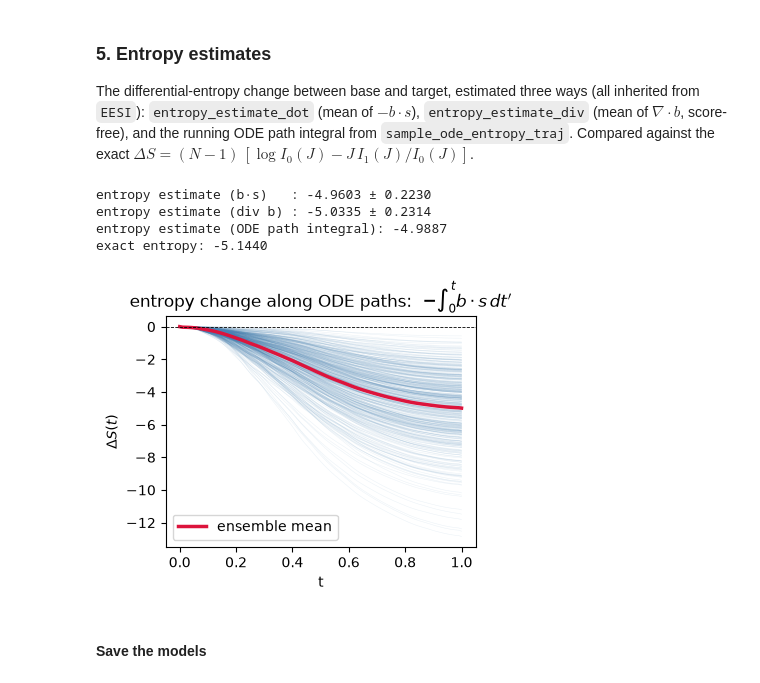
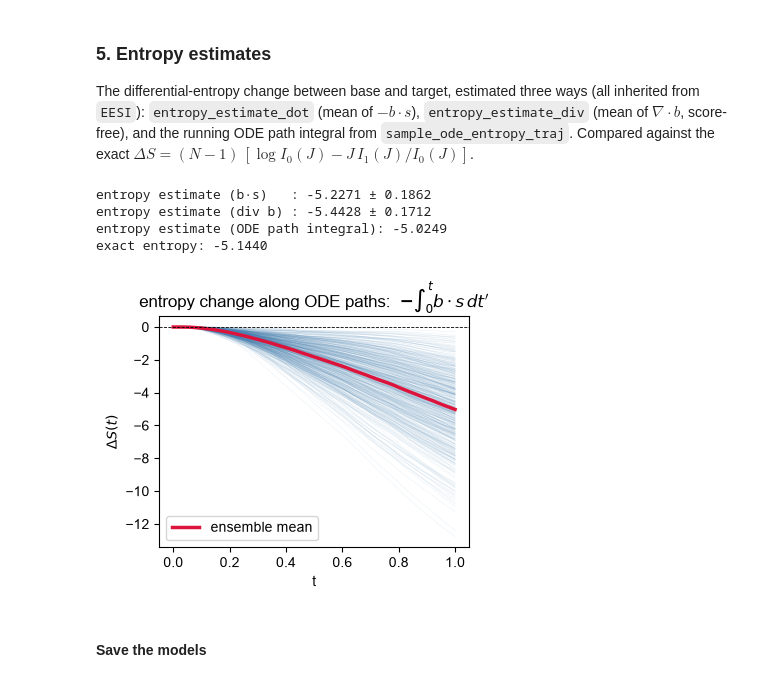
Before and after one commit to Rauscher-Group/eesi, a Jupyter notebook: experiments/XY_chain_eqOT.ipynb, the cells around one changed output. Cells and saved outputs as stored; diff of their text form; code cells hidden in the pictures.

```diff
--- a/experiments/XY_chain_eqOT.ipynb
+++ b/experiments/XY_chain_eqOT.ipynb
@@ -74,7 +74,7 @@ N = 10           # chain length
 J = 2.0          # ferromagnetic coupling of the target Boltzmann distribution
 
 # --- target p_1: XY-chain Boltzmann samples (wrapped onto (-pi, pi]) ---
-x1_all = load_mc_data(L=N, J=J, n_save=10_000,
+x1_all = load_mc_data(N=N, J=J, n_save=10_000,
                       n_eq=1_000_000, n_prod=1_000_000).to(device)
 n_data = x1_all.shape[0]
 print("target dataset:", tuple(x1_all.shape))
@@ -108,13 +108,13 @@ batch_size = 256
 
 # Model definition
 model = make_model(
-    n_neighbors=2, hidden=16, n_layers=8, edge_order=16, time_order=16,
-    path="trig", gamma="sqrt", gamma_scale=0.25,
+    n_neighbors=4, hidden=24, mlp_layers=4, n_layers=4, edge_order=4, time_order=16,
+    path="linear", gamma="sqrt", gamma_scale=0.2,
     score_div_method="exact",
 ).to(device)
 print("net_b params:", sum(p.numel() for p in model.net_b.parameters()))
 print("net_s params:", sum(p.numel() for p in model.net_s.parameters()))
 
-model.net_b.load_state_dict(torch.load('xy_b_N10_B256.pth',weights_only=True))
-model.net_s.load_state_dict(torch.load('xy_s_N10_B256.pth',weights_only=True))
+#model.net_b.load_state_dict(torch.load('xy_b_N10_B256.pth',weights_only=True))
+#model.net_s.load_state_dict(torch.load('xy_s_N10_B256.pth',weights_only=True))
 # %% [output]
@@ -131,11 +130,29 @@ equivariant-OT** coupling; the logged `transport` cost drops relative to random
 pairing. Flip any flag off for the ablation arms (e.g. `align=False` = plain
 minibatch OT, `reflect=False` = U(1) only).
 # %%
+model, total_hist = train(
+    x1_all, model=model,
+    steps=500, batch=batch_size, lr=1e-3,
+    align=True, batch_ot=True, reflect=True,   # full equivariant-OT coupling
+    device=str(device), seed=0, log_every=250
+)
+
 model, hist = train(
     x1_all, model=model,
-    steps=10_000, batch=batch_size, lr=1e-3,
+    steps=1000, batch=batch_size, lr=5e-4,
     align=True, batch_ot=True, reflect=True,   # full equivariant-OT coupling
-    device=str(device), seed=0, log_every=100,
+    device=str(device), seed=0, log_every=250
 )
-hist_b, hist_s = map(np.asarray, zip(*hist))
+total_hist += hist
+
+model, hist = train(
+    x1_all, model=model,
+    steps=2_000, batch=batch_size, lr=1e-4,
+    align=True, batch_ot=True, reflect=True,   # full equivariant-OT coupling
+    device=str(device), seed=0, log_every=250
+)
+total_hist += hist
+
+
+hist_b, hist_s = map(np.asarray, zip(*total_hist))
 # %% [output]
@@ -223,40 +240,41 @@ $\Delta S = (N-1)\,[\log I_0(J) - J\,I_1(J)/I_0(J)]$.
 # %%
 torch.manual_seed(2)
 n_batches = 100
 means_dot, means_div = [], []
+
 for _ in range(n_batches):
     idx = torch.randint(0, n_data, (batch_size,), device=device)
     x1 = x1_all[idx]
     x0 = sample_base(batch_size, N, device=device)
     x0, x1 = xy_ot_couple(x0, x1)
-    means_dot.append(model.entropy_estimate_dot(x1, x0).mean().item())
-    means_div.append(model.entropy_estimate_div(x1, x0).mean().detach().item())
+    means_dot.append(model.entropy_estimate(x1, x0, "dot").mean().item())
+    means_div.append(model.entropy_estimate(x1, x0, "div").mean().detach().item())
 
 print(f"entropy estimate (b·s)   : {np.mean(means_dot):+.4f} ± {np.std(means_dot):.4f}")
 print(f"entropy estimate (div b) : {np.mean(means_div):+.4f} ± {np.std(means_div):.4f}")
 
 # Running entropy change along many ODE paths.
-x0 = sample_base(5_000, N, device=device)
-traj, ent_traj, ts = model.sample_ode_entropy_traj(x0, n_steps=100)
+x0 = sample_base(2_000, N, device=device)
+traj, ent_traj, ts = model.sample(x0, n_steps=50, return_traj=True, entropy="dot")
 ts_c, ent_c = ts.cpu().numpy(), ent_traj.cpu().numpy()
 print(f"entropy estimate (ODE path integral): {ent_c[-1].mean():+.4f}")
 dS = (N - 1) * (np.log(iv(0, J)) - J * (iv(1, J) / iv(0, J)))
 print(f"exact entropy: {dS:+.4f}")
 
 fig, ax = plt.subplots(figsize=(4, 3))
 ax.plot(ts_c, ent_c[:, :500], c="steelblue", lw=0.4, alpha=0.1)
 ax.plot(ts_c, ent_c.mean(axis=1), c="crimson", lw=2.5, label="ensemble mean")
 ax.axhline(0.0, c="k", lw=0.6, ls="--")
 ax.set_xlabel("t"); ax.set_ylabel(r"$\Delta S(t)$")
 ax.set_title(r"entropy change along ODE paths:  $-\int_0^t b\cdot s\,dt'$")
 ax.legend()
 plt.show()
 # %% [output]
-entropy estimate (b·s)   : -4.9603 ± 0.2230
-entropy estimate (div b) : -5.0335 ± 0.2314
-entropy estimate (ODE path integral): -4.9887
+entropy estimate (b·s)   : -5.2271 ± 0.1862
+entropy estimate (div b) : -5.4428 ± 0.1712
+entropy estimate (ODE path integral): -5.0249
 exact entropy: -5.1440
-[figure, old version]
+[figure, new version]
 # %% [markdown]
 #### Save the models
 # %%
```
Also changed, not shown: parts of 9 cells of this notebook, 6 other files.
